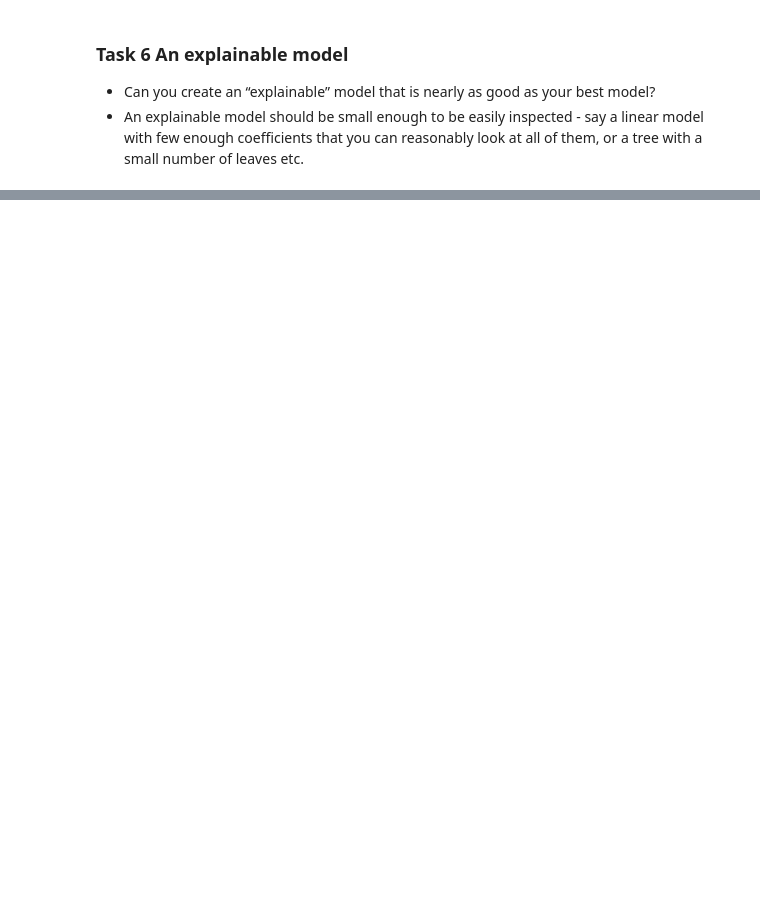
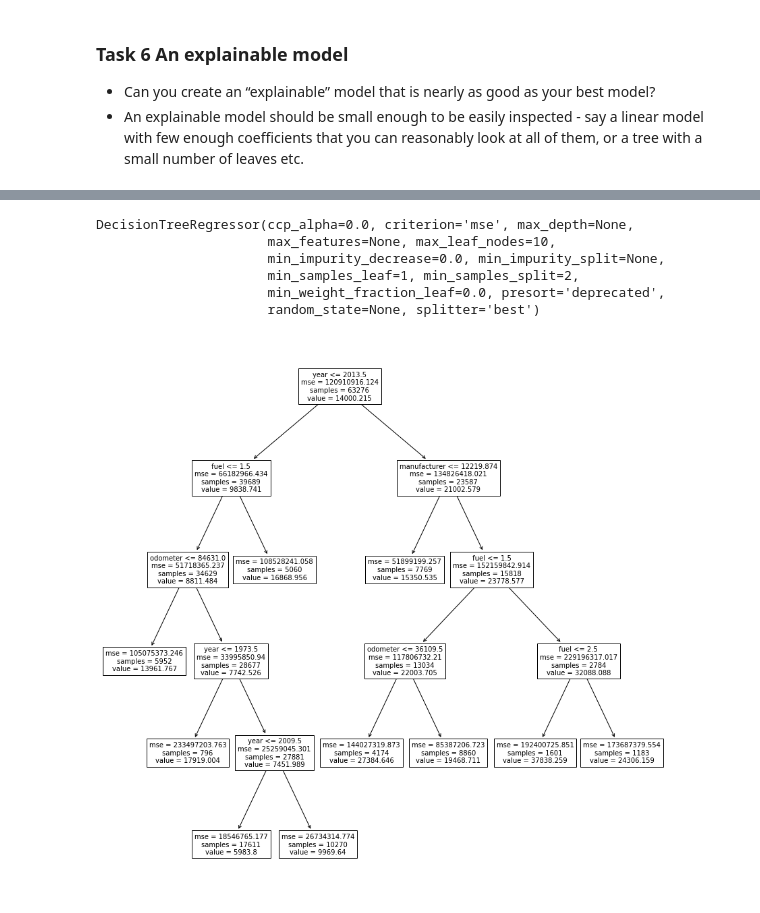
Before and after one commit to leogcalderon/Applied_ML2020, a Jupyter notebook: Evaluation/Assignment 3 - Full ML task.ipynb, the cells around one changed output, grey strips where cells are left out. Cells and saved outputs as stored; diff of their text form; code cells hidden in the pictures; blank space fills up the shorter version.

```diff
--- a/Evaluation/Assignment 3 - Full ML task.ipynb
+++ b/Evaluation/Assignment 3 - Full ML task.ipynb
@@ -538,3 +561,30 @@ plt.show()
 ### Task 6 An explainable model
 - Can you create an “explainable” model that is nearly as good as your best model?
 - An explainable model should be small enough to be easily inspected - say a linear model with few enough coefficients that you can reasonably look at all of them, or a tree with a small number of leaves etc.
+# %%
+features = ['manufacturer','odometer','year','state','cylinders','condition','fuel']
+label_encoding = ['cylinders','condition','fuel']
+target_encoding = ['manufacturer','state']
+continuous = ['odometer','year']
+# %%
+explanaible_model = DecisionTreeRegressor(max_leaf_nodes = 10)
+# %%
+X_train_explanaible = X_train[features]
+X_test_explanaible = X_test[features]
+
+X_train_explanaible = odometer_imputer(X_train_explanaible)
+X_test_explanaible = odometer_imputer(X_test_explanaible)
+
+X_train_explanaible = pd.DataFrame(SimpleImputer(fill_value = 'missing',strategy='constant').fit_transform(X_train_explanaible),
+                                   columns = X_train_explanaible.columns)
+
+X_test_explanaible = pd.DataFrame(SimpleImputer(fill_value = 'missing',strategy='constant').fit_transform(X_test_explanaible),
+                                   columns = X_test_explanaible.columns)
+
+te = ce.TargetEncoder(cols = target_encoding).fit(X_train_explanaible,y_train)
+X_train_explanaible = te.transform(X_train_explanaible)
+X_test_explanaible = te.transform(X_test_explanaible)
+
+ohe = ce.OrdinalEncoder(cols = label_encoding).fit(X_train_explanaible)
+X_train_explanaible = ohe.transform(X_train_explanaible)
+X_test_explanaible = ohe.transform(X_test_explanaible)
@@ -540,0 +604,15 @@ plt.show()
+# %%
+explanaible_model.fit(X_train_explanaible,y_train)
+# %% [output]
+DecisionTreeRegressor(ccp_alpha=0.0, criterion='mse', max_depth=None,
+                      max_features=None, max_leaf_nodes=10,
+                      min_impurity_decrease=0.0, min_impurity_split=None,
+                      min_samples_leaf=1, min_samples_split=2,
+                      min_weight_fraction_leaf=0.0, presort='deprecated',
+                      random_state=None, splitter='best')
+# %%
+plt.figure(figsize=(15,15))
+plot_tree(explanaible_model,feature_names = X_train_explanaible.columns,fontsize=10)
+plt.show()
+# %% [output]
+[figure, added]
```
Also changed, not shown: parts of 19 cells of this notebook.
